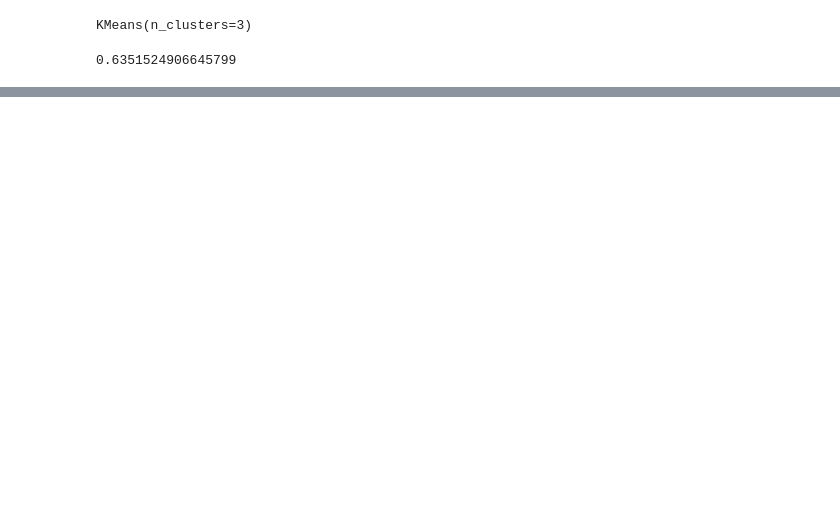
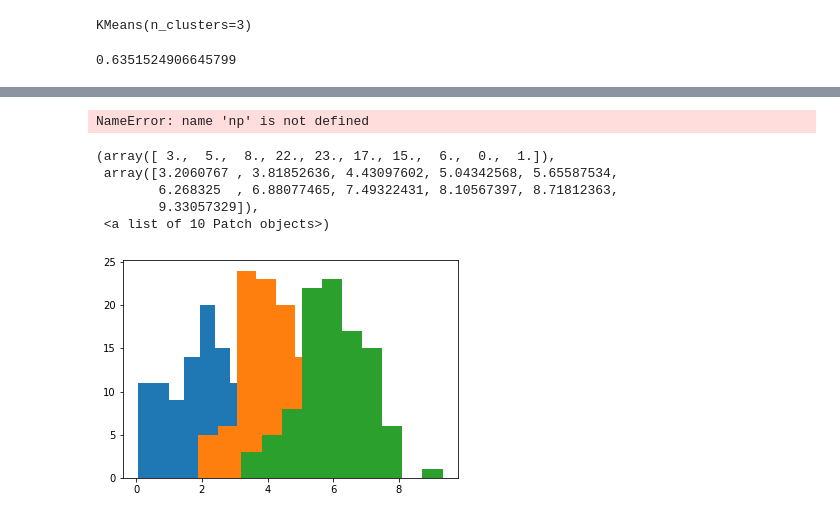
Before and after one commit to SusheendharVijay/ClusterEncoder, a Jupyter notebook: graphEncoder.ipynb, the cells around one changed output, grey strips where cells are left out. Cells and saved outputs as stored; diff of their text form; code cells hidden in the pictures; blank space fills up the shorter version.

```diff
--- a/graphEncoder.ipynb
+++ b/graphEncoder.ipynb
@@ -272,0 +274,10 @@ clustering = SpectralClustering(n_clusters=3=-[
+# %%
+std = [1,0.5,0.3]
+clusters = []
+data = []
+for st in std:
+    cluster1 = np.random.normal(2,st,100)
+    cluster2 = np.random.normal(4,st,100)
+    cluster3 = np.random.normal(6,st,100)
+    clusters.append([cluster1,cluster2,cluster3])
+    data.append(np.concatenate((cluster1,cluster2,cluster3)))
@@ -272,0 +306,15 @@ clustering = SpectralClustering(n_clusters=3=-[
+# %%
+data = np.concatenate((cluster1,cluster2,cluster3))
+# %% [output]
+NameError: name 'np' is not defined
+# %%
+plt.hist(cluster1)
+plt.hist(cluster2)
+plt.hist(cluster3)
+# %% [output]
+(array([ 3.,  5.,  8., 22., 23., 17., 15.,  6.,  0.,  1.]),
+ array([3.2060767 , 3.81852636, 4.43097602, 5.04342568, 5.65587534,
+        6.268325  , 6.88077465, 7.49322431, 8.10567397, 8.71812363,
+        9.33057329]),
+ <a list of 10 Patch objects>)
+[figure, added]
```
Also changed, not shown: parts of 9 cells of this notebook.
